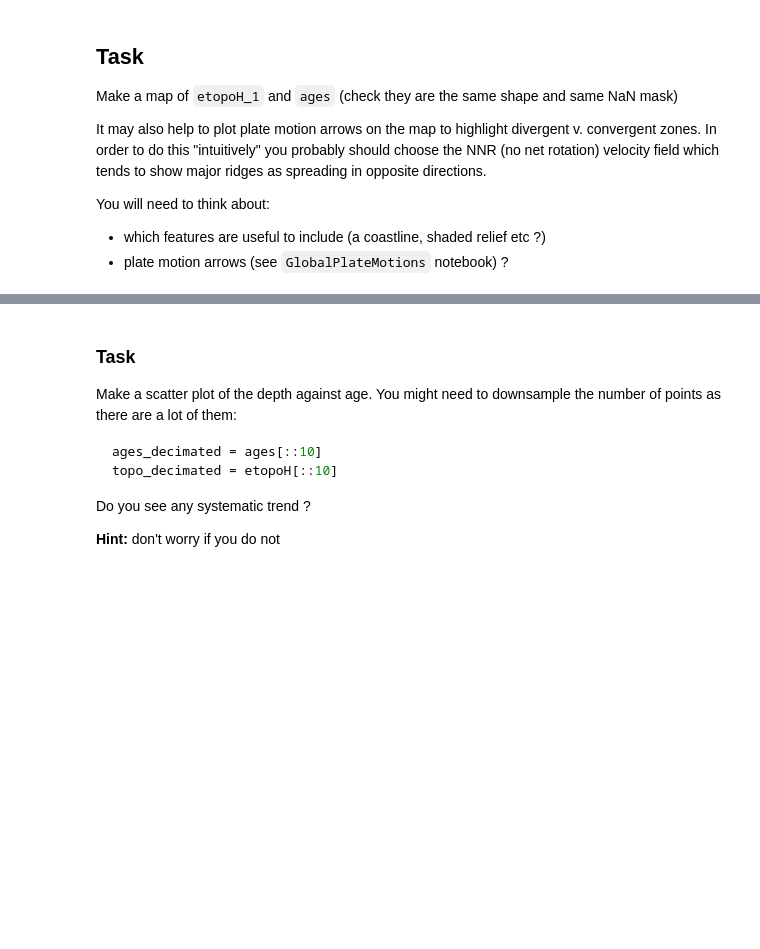
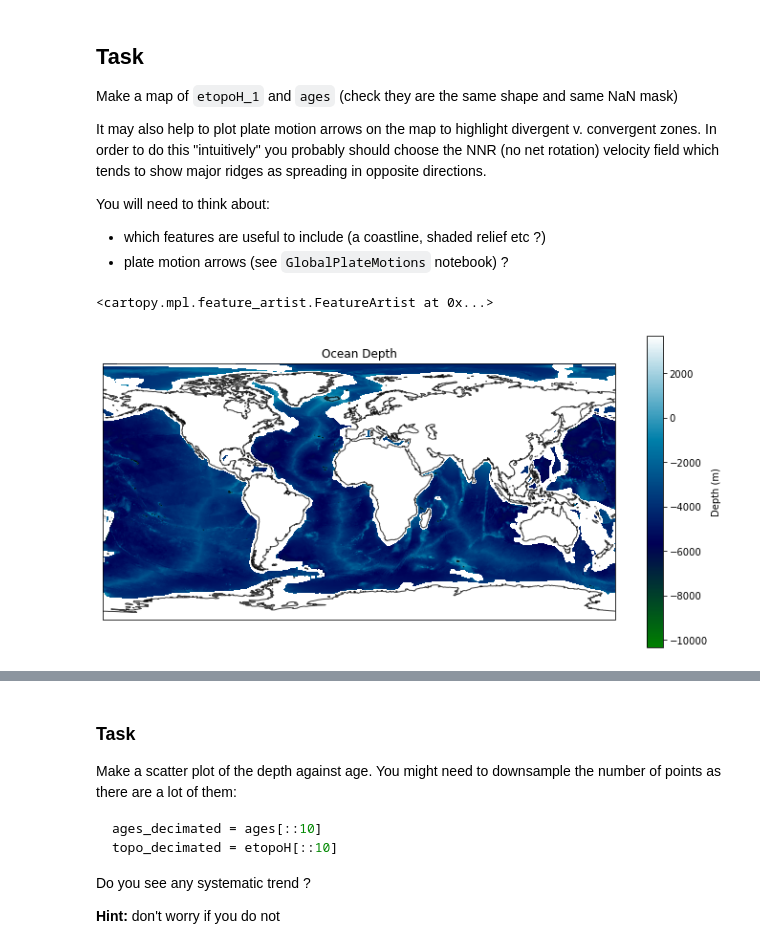
Before and after one commit to davd2425/PythonAssessments, a Jupyter notebook: Exercise1.ipynb, the cells around one changed output, grey strips where cells are left out. Cells and saved outputs as stored; diff of their text form; code cells hidden in the pictures; blank space fills up the shorter version.

```diff
--- a/Exercise1.ipynb
+++ b/Exercise1.ipynb
@@ -33,7 +35,8 @@ etopoH_img = etopoH_img[::4,::4]
 # load in age data
 ages = np.load("../Data/Resources/global_age_data.3.6.z.npz")["ageData"]
 
-etopoH_1 = imresize(etopoH_img, ages.shape, order=1, mode='wrap')
+etopoH_1 = imresize(etopoH_img, ages.shape, order=1, mode='wrap', preserve_range=True)
+#etopoH_1 = imresize(etopoH_img, ages.shape, order=1, mode='wrap')
 etopoH_1[ np.isnan(ages) ] = np.nan
 
 print (etopoH_img.shape)
@@ -60,0 +60,34 @@ You will need to think about:
+# %%
+#map features included here for ease of coding
+base_projection     = ccrs.PlateCarree()
+global_extent     = [-180.0, 180.0, -90.0, 90.0]
+
+coastline = cfeature.NaturalEarthFeature('physical', 'coastline', '50m',
+                           edgecolor=(0.0,0.0,0.0),
+                           facecolor="none")
+ocean = cfeature.NaturalEarthFeature('physical', 'ocean', '50m',
+                           edgecolor="green",
+                           facecolor="blue")
+# %%
+## Code here
+
+#nan mask so all NaN values are zeros
+
+
+
+#code for map below
+fig = plt.figure(figsize=(12, 6), facecolor="none")
+ax = plt.axes(projection=base_projection)
+plt.imshow(etopoH_1, transform=ccrs.PlateCarree(), cmap = 'ocean', origin="upper",
+          alpha=1.0, extent=global_extent,  zorder=0)
+
+#adding title, colourbar etc
+plt.title('Ocean Depth')
+cb = plt.colorbar(orientation='vertical')
+cb.set_label('Depth (m)')
+
+#adding coastline
+ax.add_feature(coastline, linewidth=1.0,  edgecolor="#000000", zorder=2, alpha=0.75)
+# %% [output]
+<cartopy.mpl.feature_artist.FeatureArtist at 0x...>
+[figure, added]
```
Also changed, not shown: parts of 25 cells of this notebook, 1 other file.
